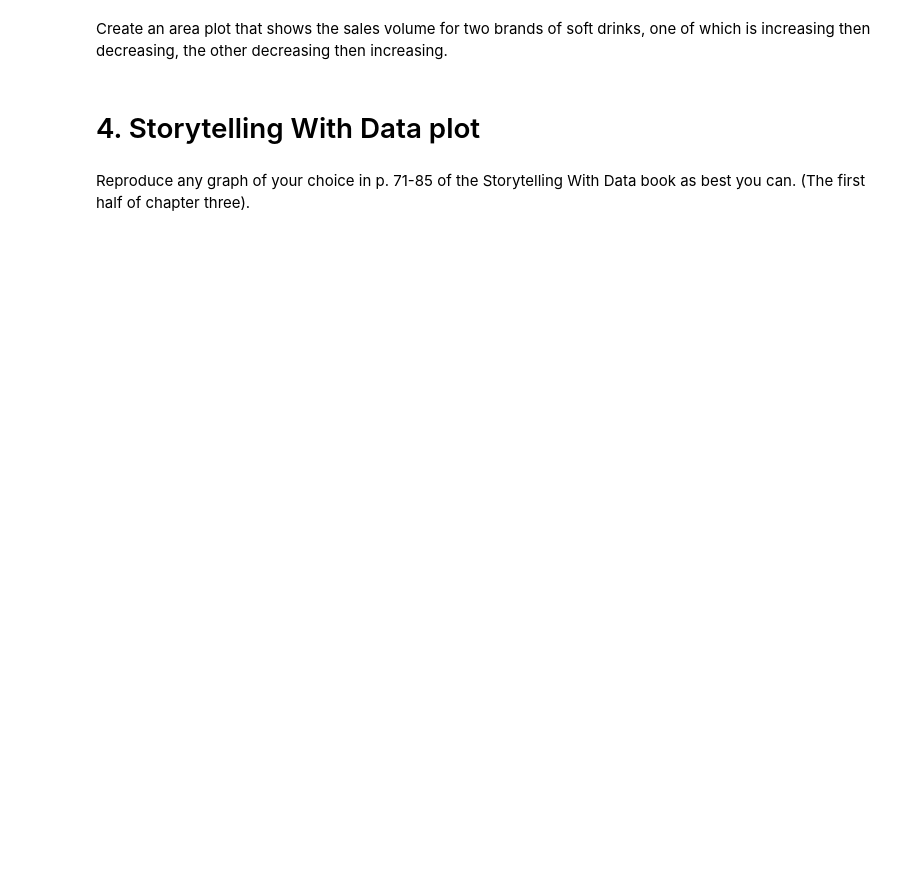
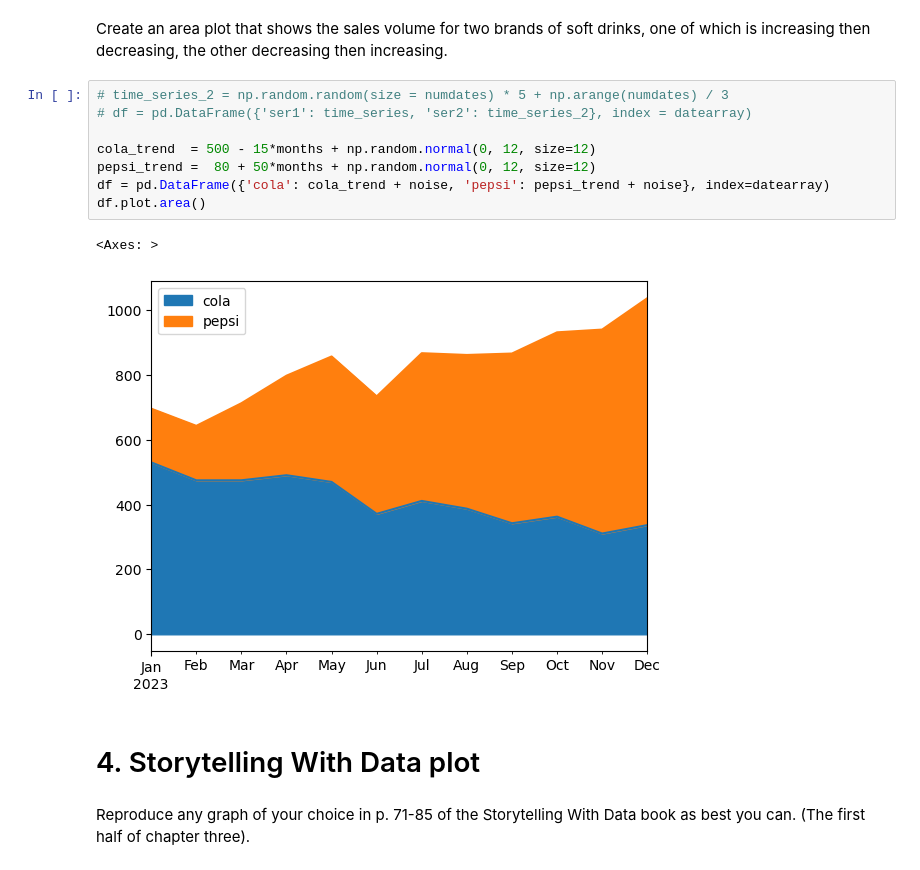
Before and after one commit to chenmichael2/MOD-B-O2, a Jupyter notebook: OMDS-ModB2-Week5-Chen-Michael.ipynb, the cells around one changed output. Drawn from its saved outputs; the diff is of its cells as text; blank space fills up the shorter version.

```diff
--- a/OMDS-ModB2-Week5-Chen-Michael.ipynb
+++ b/OMDS-ModB2-Week5-Chen-Michael.ipynb
@@ -234,5 +258,16 @@ Create a line plot that shows a sales volume of soft drinks that decreases, then
 # %% [markdown]
 Create an area plot that shows the sales volume for two brands of soft drinks, one of which is increasing then decreasing, the other decreasing then increasing.
+# %%
+# time_series_2 = np.random.random(size = numdates) * 5 + np.arange(numdates) / 3
+# df = pd.DataFrame({'ser1': time_series, 'ser2': time_series_2}, index = datearray)
+
+cola_trend  = 500 - 15*months + np.random.normal(0, 12, size=12)
+pepsi_trend =  80 + 50*months + np.random.normal(0, 12, size=12)
+df = pd.DataFrame({'cola': cola_trend + noise, 'pepsi': pepsi_trend + noise}, index=datearray)
+df.plot.area()
+# %% [output]
+<Axes: >
+[figure, added]
 # %% [markdown]
 # 4. Storytelling With Data plot
 # %% [markdown]
```
Also changed, not shown: parts of 2 cells of this notebook.
